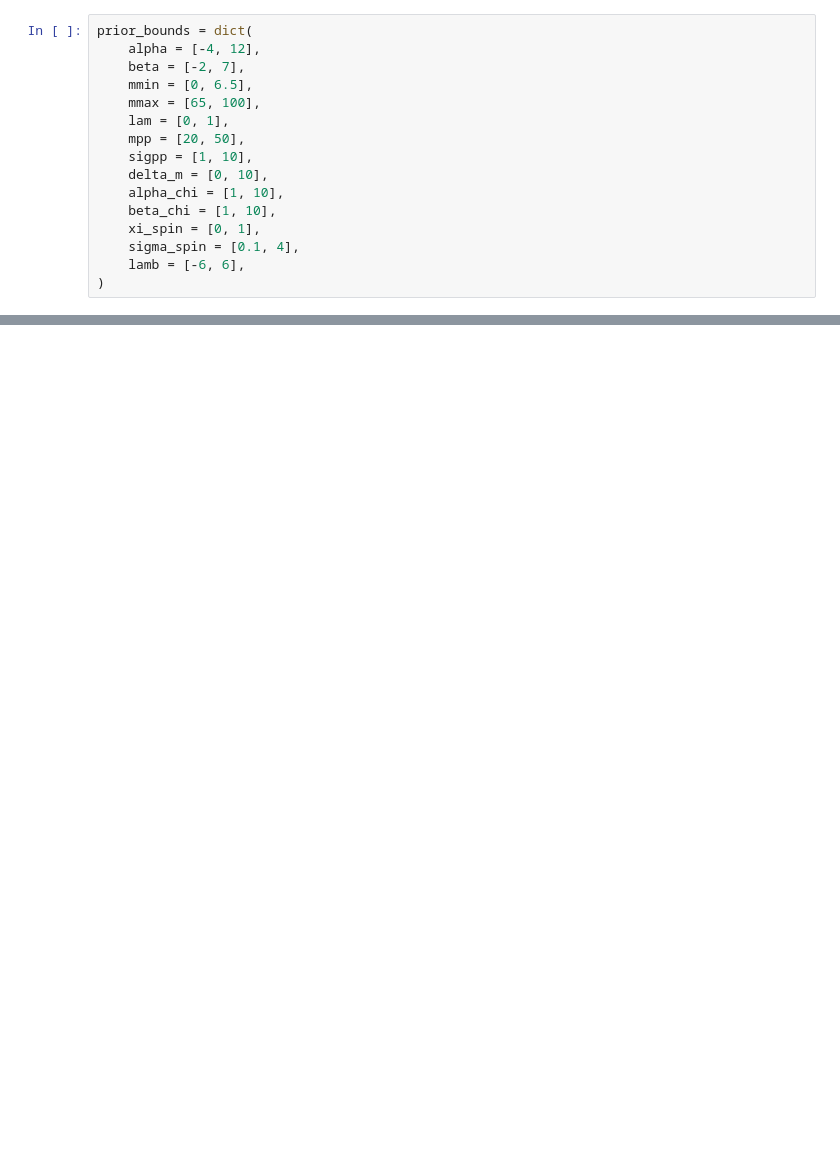
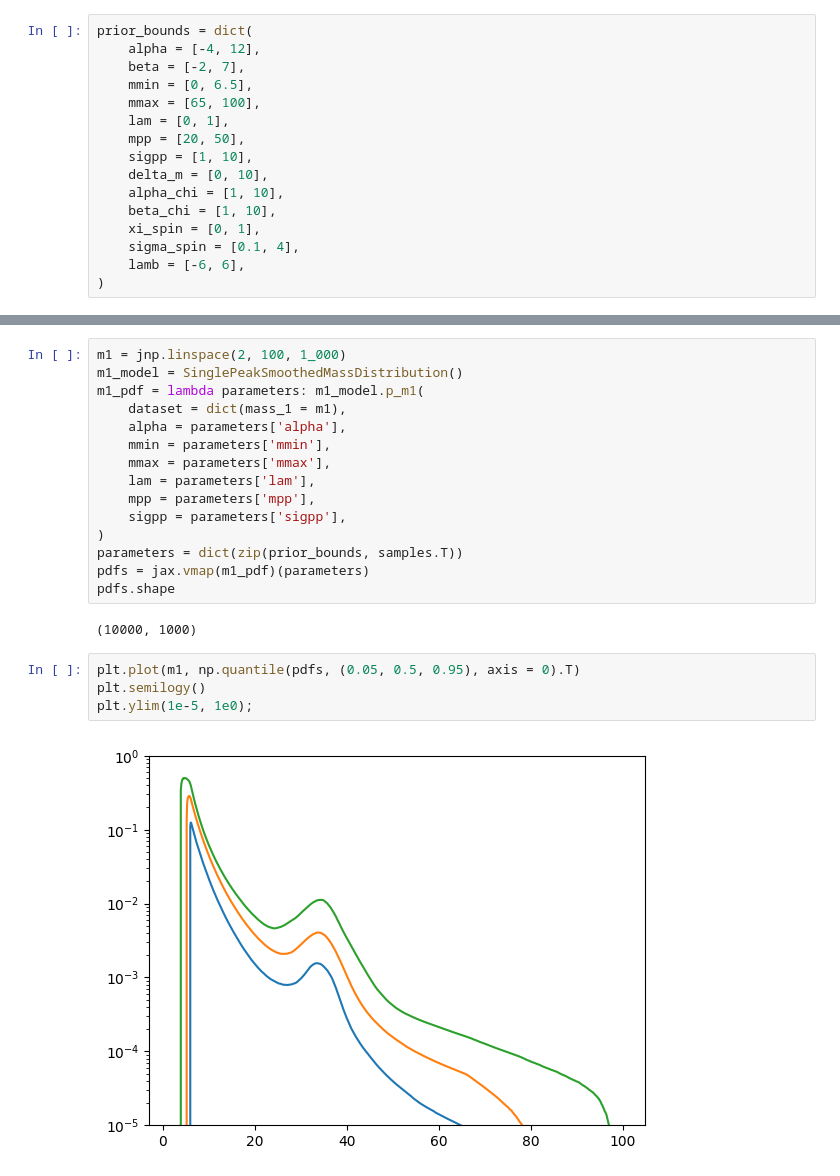
Before and after one commit to mdmould/gwax, a Jupyter notebook: examples/variational.ipynb, the cells around one changed output, grey strips where cells are left out. Drawn from its saved outputs; the diff is of its cells as text; blank space fills up the shorter version.

```diff
--- a/examples/variational.ipynb
+++ b/examples/variational.ipynb
@@ -214,0 +230,23 @@ AttributeError: DynamicJaxprTracer has no attribute sample_and_log_prob
+# %%
+m1 = jnp.linspace(2, 100, 1_000)
+m1_model = SinglePeakSmoothedMassDistribution()
+m1_pdf = lambda parameters: m1_model.p_m1(
+    dataset = dict(mass_1 = m1),
+    alpha = parameters['alpha'],
+    mmin = parameters['mmin'],
+    mmax = parameters['mmax'],
+    lam = parameters['lam'],
+    mpp = parameters['mpp'],
+    sigpp = parameters['sigpp'],
+)
+parameters = dict(zip(prior_bounds, samples.T))
+pdfs = jax.vmap(m1_pdf)(parameters)
+pdfs.shape
+# %% [output]
+(10000, 1000)
+# %%
+plt.plot(m1, np.quantile(pdfs, (0.05, 0.5, 0.95), axis = 0).T)
+plt.semilogy()
+plt.ylim(1e-5, 1e0);
+# %% [output]
+[figure, added]
```
Also changed, not shown: parts of 19 cells of this notebook, 2 other files.
